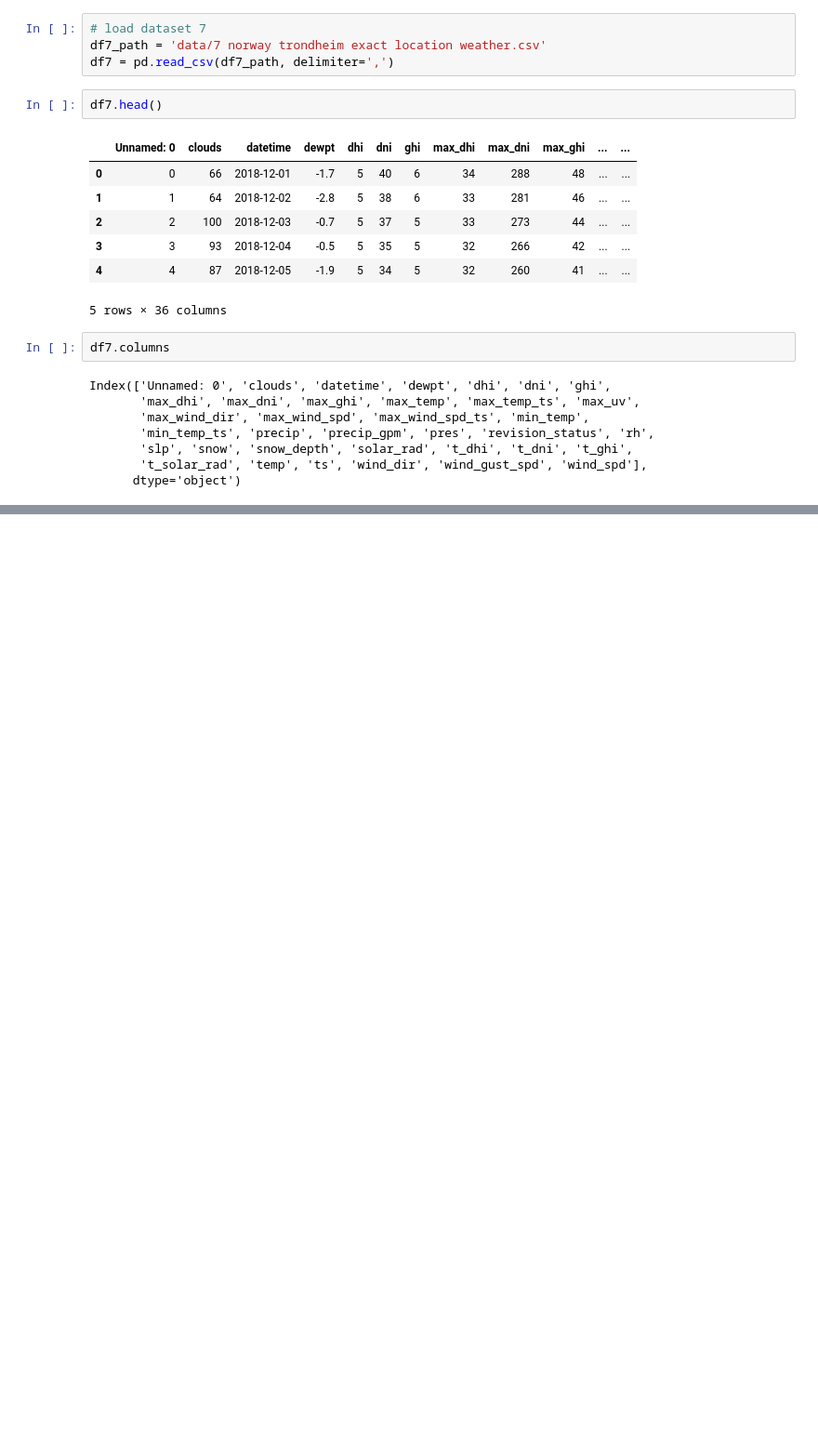
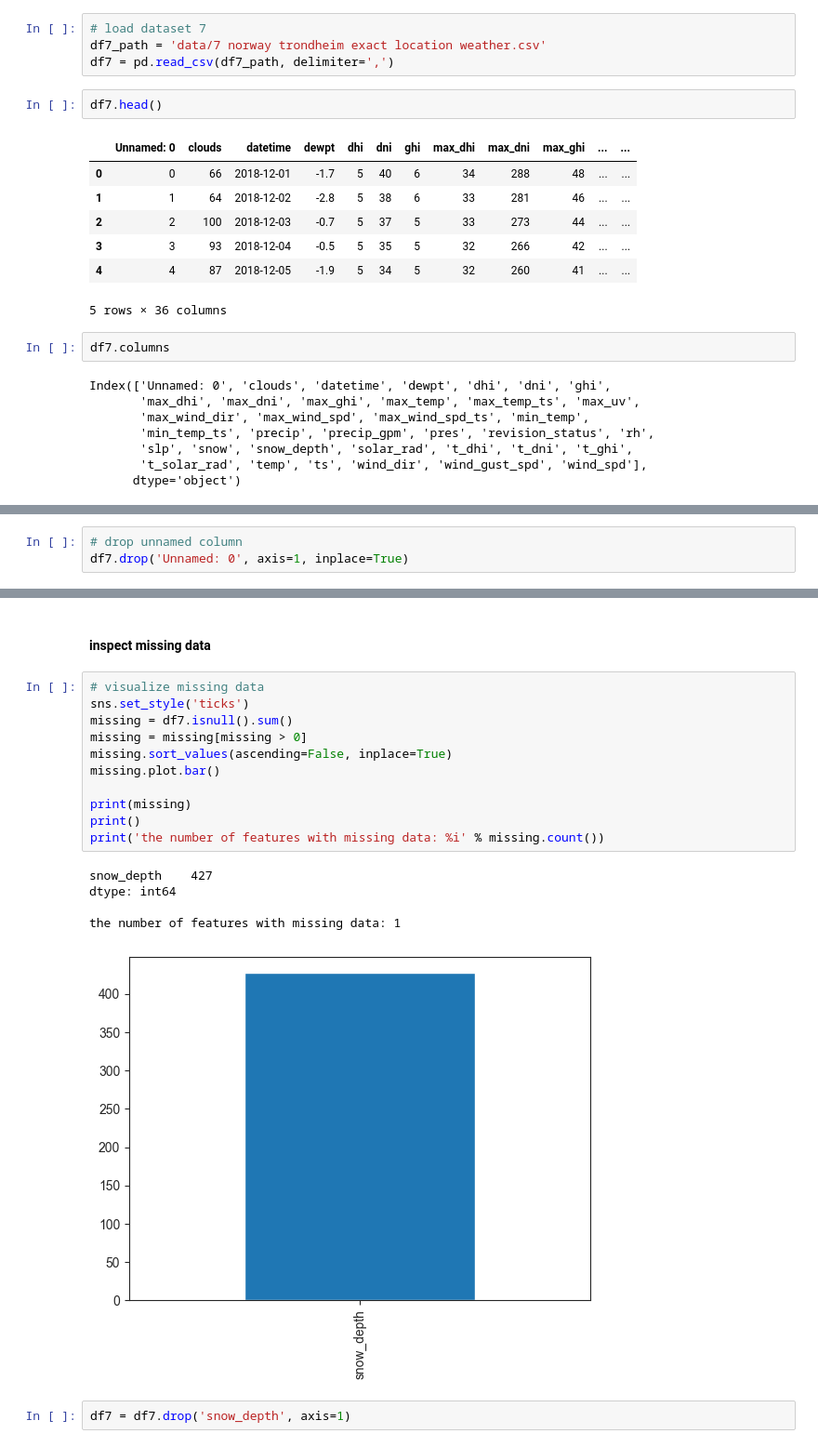
Before and after one commit to paperscissoroxie/evcharging, a Jupyter notebook: weatheronevcharging.ipynb, the cells around one changed output, grey strips where cells are left out. Shown at 93% size. Saved outputs shown, nothing was run; the diff lists cells and outputs as text; blank space fills up the shorter version.

```diff
--- a/weatheronevcharging.ipynb
+++ b/weatheronevcharging.ipynb
@@ -756,0 +805,3 @@ Index(['Unnamed: 0', 'clouds', 'datetime', 'dewpt', 'dhi', 'dni', 'ghi',
+# %%
+# drop unnamed column
+df7.drop('Unnamed: 0', axis=1, inplace=True)
@@ -756,0 +828,21 @@ Index(['Unnamed: 0', 'clouds', 'datetime', 'dewpt', 'dhi', 'dni', 'ghi',
+# %% [markdown]
+#### inspect missing data
+# %%
+# visualize missing data
+sns.set_style('ticks')
+missing = df7.isnull().sum()
+missing = missing[missing > 0]
+missing.sort_values(ascending=False, inplace=True)
+missing.plot.bar()
+
+print(missing)
+print()
+print('the number of features with missing data: %i' % missing.count())
+# %% [output]
+snow_depth    427
+dtype: int64
+
+the number of features with missing data: 1
+[figure, added]
+# %%
+df7 = df7.drop('snow_depth', axis=1)
```
Also changed, not shown: parts of 30 cells of this notebook.
